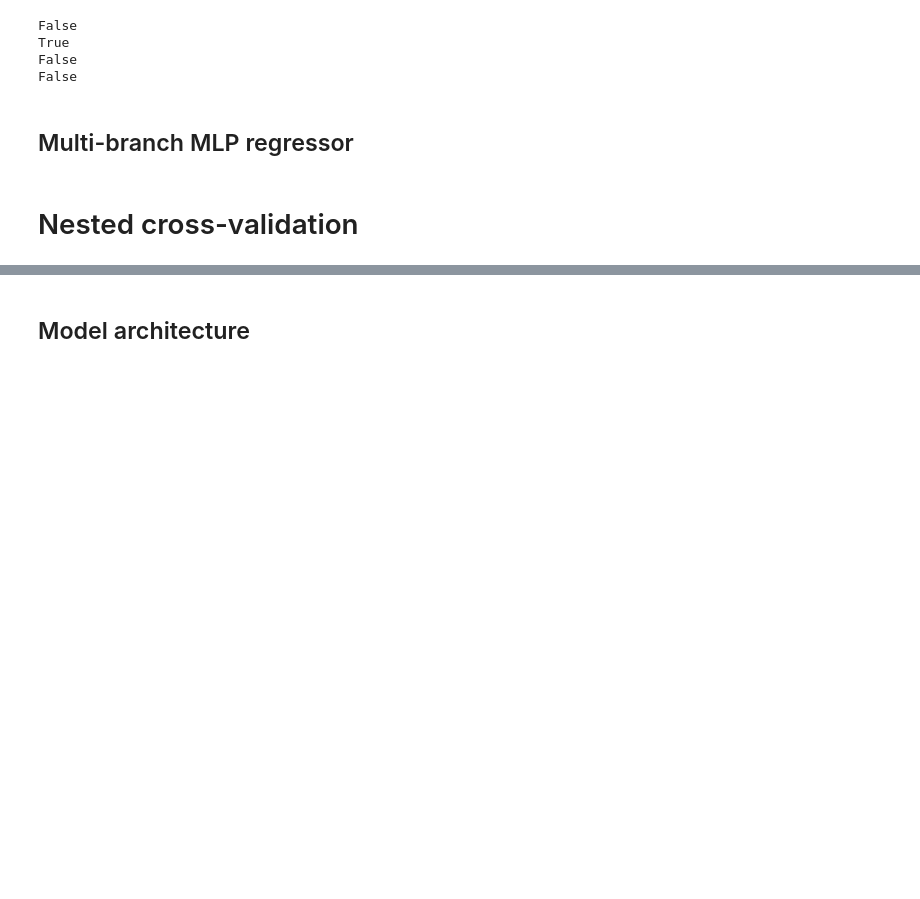
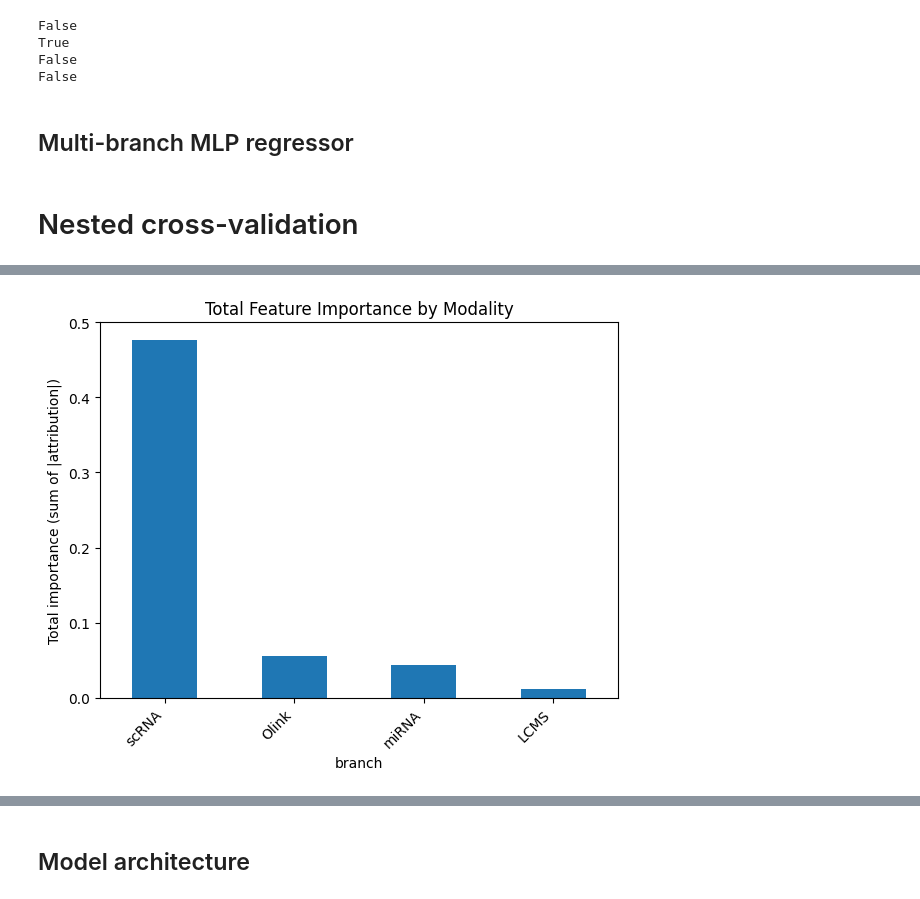
Before and after one commit to cgtc/multiomics_integration_publication, a Jupyter notebook: notebooks/mlp_regressor_with_missing_data_and_proportional_layer_sizes.ipynb, the cells around one changed output, grey strips where cells are left out. Cells and saved outputs as stored; diff of their text form; code cells hidden in the pictures; blank space fills up the shorter version.

```diff
--- a/notebooks/mlp_regressor_with_missing_data_and_proportional_layer_sizes.ipynb
+++ b/notebooks/mlp_regressor_with_missing_data_and_proportional_layer_sizes.ipynb
@@ -455,0 +488,18 @@ plt.show()
+# %%
+# === Aggregate by branch (sum of importances) ===
+branch_totals = (
+    df_importances.groupby("branch")["importance"]
+    .sum()
+    .sort_values(ascending=False)
+)
+
+# === Plot ===
+plt.figure(figsize=(6, 5))
+branch_totals.plot(kind="bar")
+plt.ylabel("Total importance (sum of |attribution|)")
+plt.title("Total Feature Importance by Modality")
+plt.xticks(rotation=45, ha="right")
+plt.tight_layout()
+plt.show()
+# %% [output]
+[figure, added]
```
Also changed, not shown: parts of 15 cells of this notebook.
